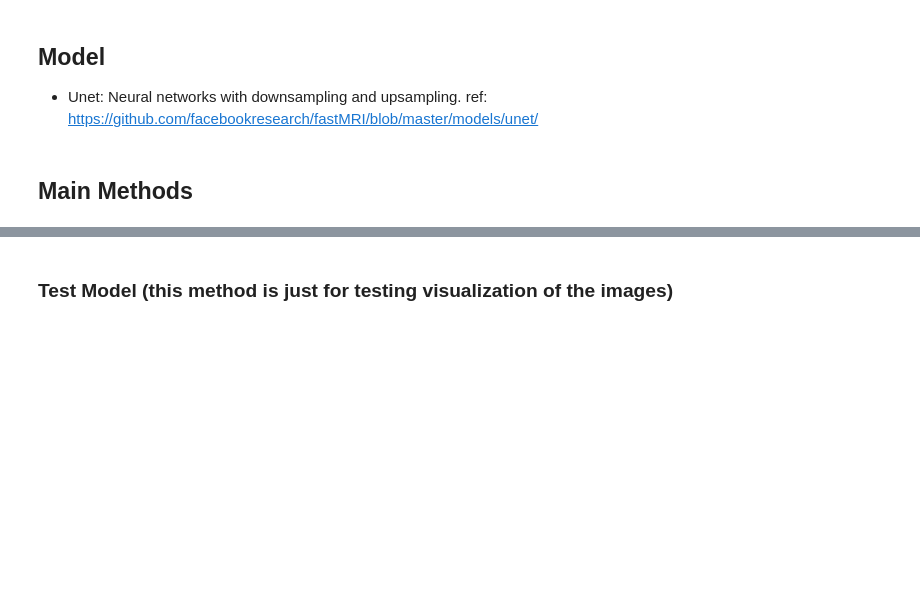
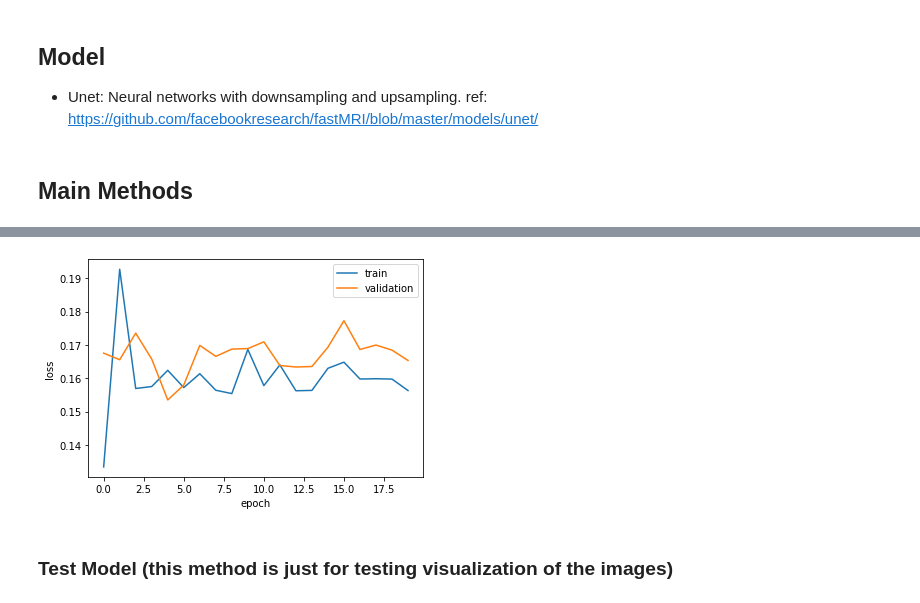
Before and after one commit to bmistry12/fastmri-reconstruction, a Jupyter notebook: unet-model-4f.ipynb, the cells around one changed output, grey strips where cells are left out. Saved outputs shown, nothing was run; the diff lists cells and outputs as text; code cells hidden in the pictures; blank space fills up the shorter version.

```diff
--- a/unet-model-4f.ipynb
+++ b/unet-model-4f.ipynb
@@ -25,7 +25,7 @@ data_path_train = '/data/local/NC2019MRI/train'
 data_path_test = '/data/local/NC2019MRI/test'
 
 # CHANGE OUTPUT DIRECTORY - output directory for test images
-out_dir = "/tmp/bhm699/4f/"
+out_dir = "/tmp/chk703/4f/"
 
 # 0.2 = split training dataset into 20% validation data, 80% training data
 train_val_split = 0.2
@@ -35,7 +35,7 @@ acc = 4
 cen_fract = 0.08
 
 seed = True # random masks for each slice
-num_workers = 12 # data loading is faster using a bigger number for num_workers. 0 means using one cpu to load data
+num_workers = 16 # data loading is faster using a bigger number for num_workers. 0 means using one cpu to load data
 
 # Model parameters
 in_chans = 1
@@ -45,12 +45,12 @@ chans = 8
 kernel_size=(1, 1)
 
 # Hyperparameters
-epochs = 30
+epochs = 20
 dropout_prob = 0.01
-learning_rate = 0.001
-weight_decay = 0.0
-step_size = 15
-lr_gamma = 0.1 # change in learning rate
+learning_rate = 0.1
+weight_decay = 0.015
+step_size = 40
+lr_gamma = 0.01 # change in learning rate
 num_pool_layers = 4
 
 # Check if gpu is available
@@ -350,11 +389,17 @@ for epoch in range(current_epoch, epochs):
 # %%
 plt.plot(train_loss_ot, label='train')
 plt.plot(val_loss_ot, label='validation')
 plt.ylabel('loss')
 plt.xlabel('epoch')
 plt.legend()
-plt.savefig('loss-4f-' + str(epochs) + '.png')
+plt.savefig('loss-4f-epoch-' + str(epochs)
+            +'-drop-'+ str(dropout_prob)
+            +'-learning_rate-'+str(learning_rate)
+            +'-decay-'+ str(weight_decay)
+            +'-step-'+ str(step_size) + '.png')
 plt.show()
+# %% [output]
+[figure, added]
 # %% [markdown]
 ### Test Model (this method is just for testing visualization of the images)
 # %%
```
Also changed, not shown: parts of 7 cells of this notebook, 8 other files.
